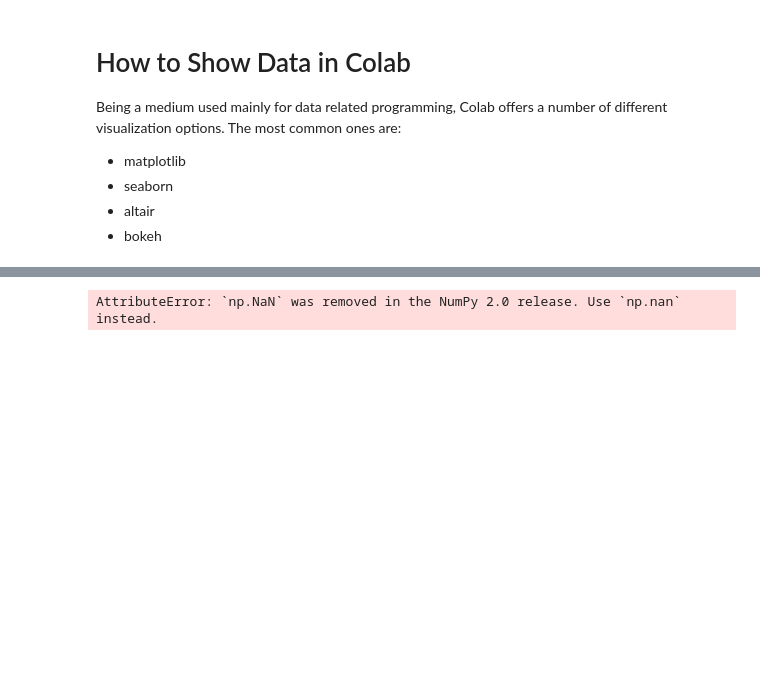
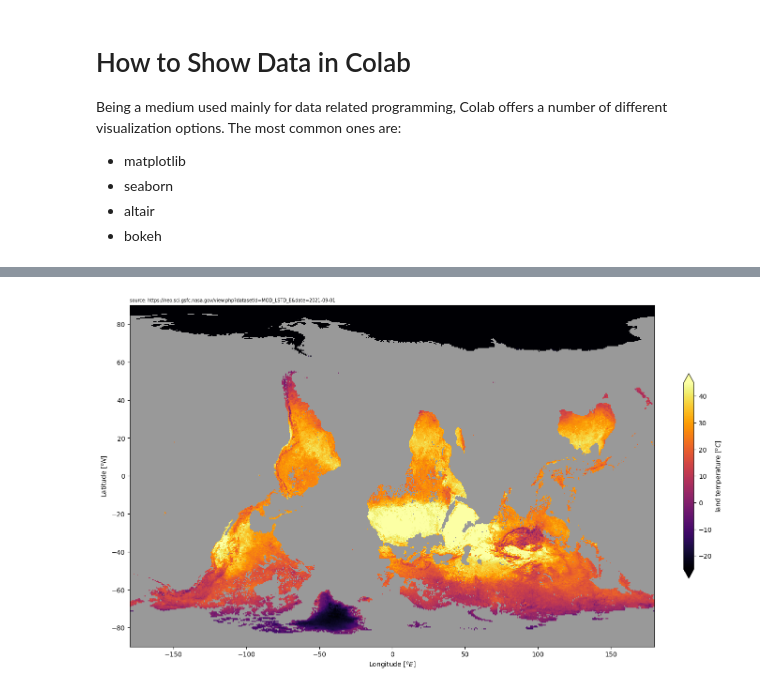
Before and after one commit to lola2505/Fridaysession3, a Jupyter notebook: Copy_of_Data_Modeling_Session7&8.ipynb, the cells around one changed output, grey strips where cells are left out. Drawn from its saved outputs; the diff is of its cells as text; code cells hidden in the pictures; blank space fills up the shorter version.

```diff
--- a/Copy_of_Data_Modeling_Session7&8.ipynb
+++ b/Copy_of_Data_Modeling_Session7&8.ipynb
@@ -544,28 +581,28 @@ data.csv            100%[===================>]   2.01M  --.-KB/s    in 0.09s
 # %%
 import numpy as np
 import matplotlib.pyplot as plt
 
 
 dat = np.genfromtxt('data.csv', delimiter=',')
-dat = np.where(dat<1000, dat, np.NaN)
+dat = np.where(dat<1000, dat, np.nan)
 # dat = np.where(dat<1000, dat, 10)
 
-dat = dat[::-1, :]
+#dat = dat[::-1, :]
 lon = np.arange(-180.0, 180.1, 0.5)
 lat = np.arange(-90.0, 90.1, 0.5)
 date = '2021-08-29 to 2021-09-05'
 source = 'https://neo.sci.gsfc.nasa.gov/view.php?datasetId=MOD_LSTD_E&date=2021-09-01'
 
 fig, ax = plt.subplots(constrained_layout=True, figsize=(14, 8))
 ax.set_facecolor('0.6')
 pc = ax.pcolormesh(lon, lat, dat, shading='auto', cmap='inferno')
 ax.set_aspect(1.3)
 ax.set_xlabel('Longitude $[^o E]$')
 ax.set_ylabel('Latitude $[^o N]$')
 fig.colorbar(pc, shrink=0.6, extend='both', label='land temperature $[^oC]$');
 ax.set_title(f'source: {source}', loc='left', fontsize='x-small');
 # %% [output]
-AttributeError: `np.NaN` was removed in the NumPy 2.0 release. Use `np.nan` instead.
+[figure, added]
 # %% [markdown]
 ## Seaborn <img src="https://user-images.githubusercontent.com/315810/92161415-9e357100-edfe-11ea-917d-f9e33fd60741.png" width="50"></br>
 Seaborn is a Python data visualization library based on matplotlib. It provides a high-level interface for drawing attractive and informative statistical graphics.
```
Also changed, not shown: parts of 14 cells of this notebook.
